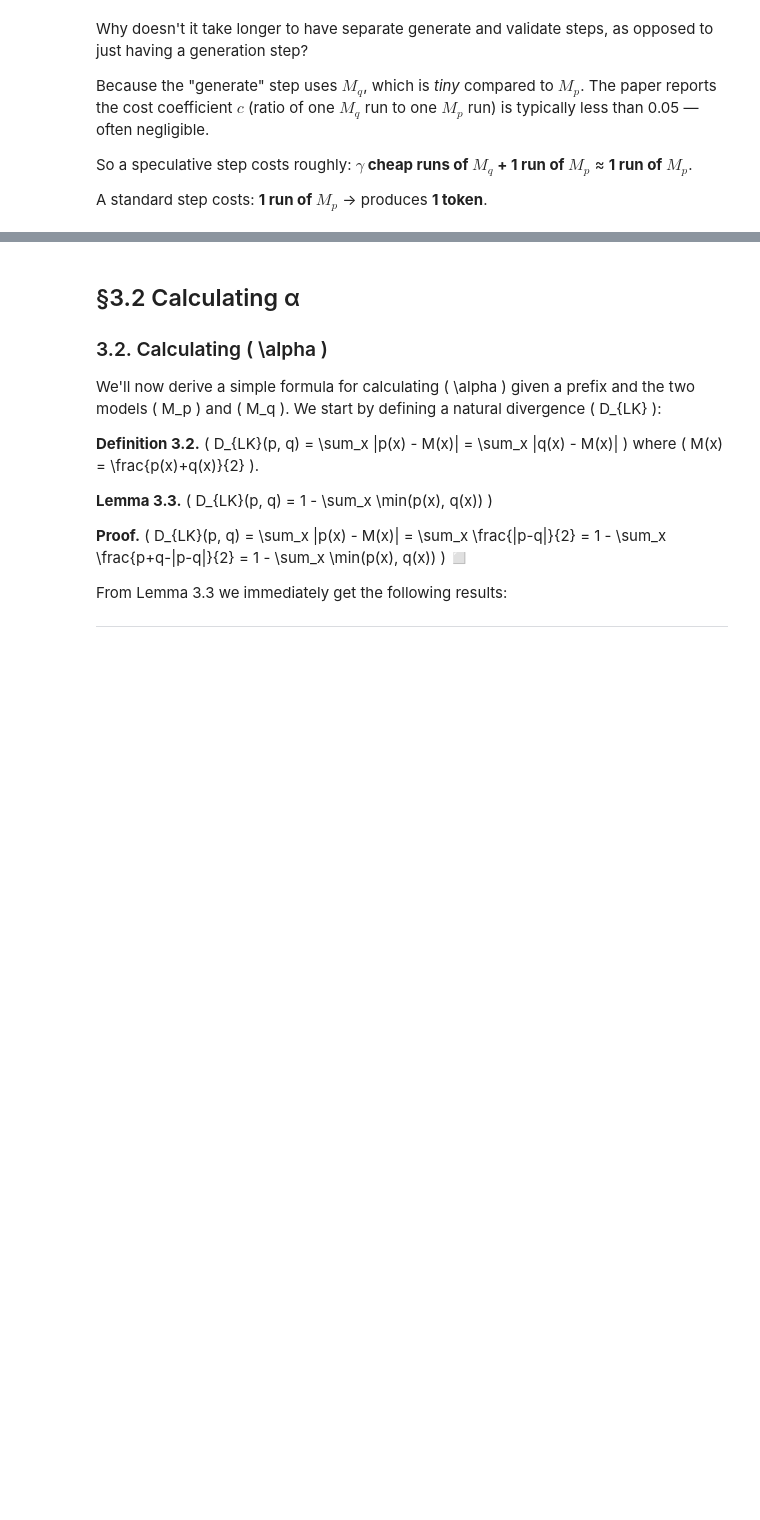
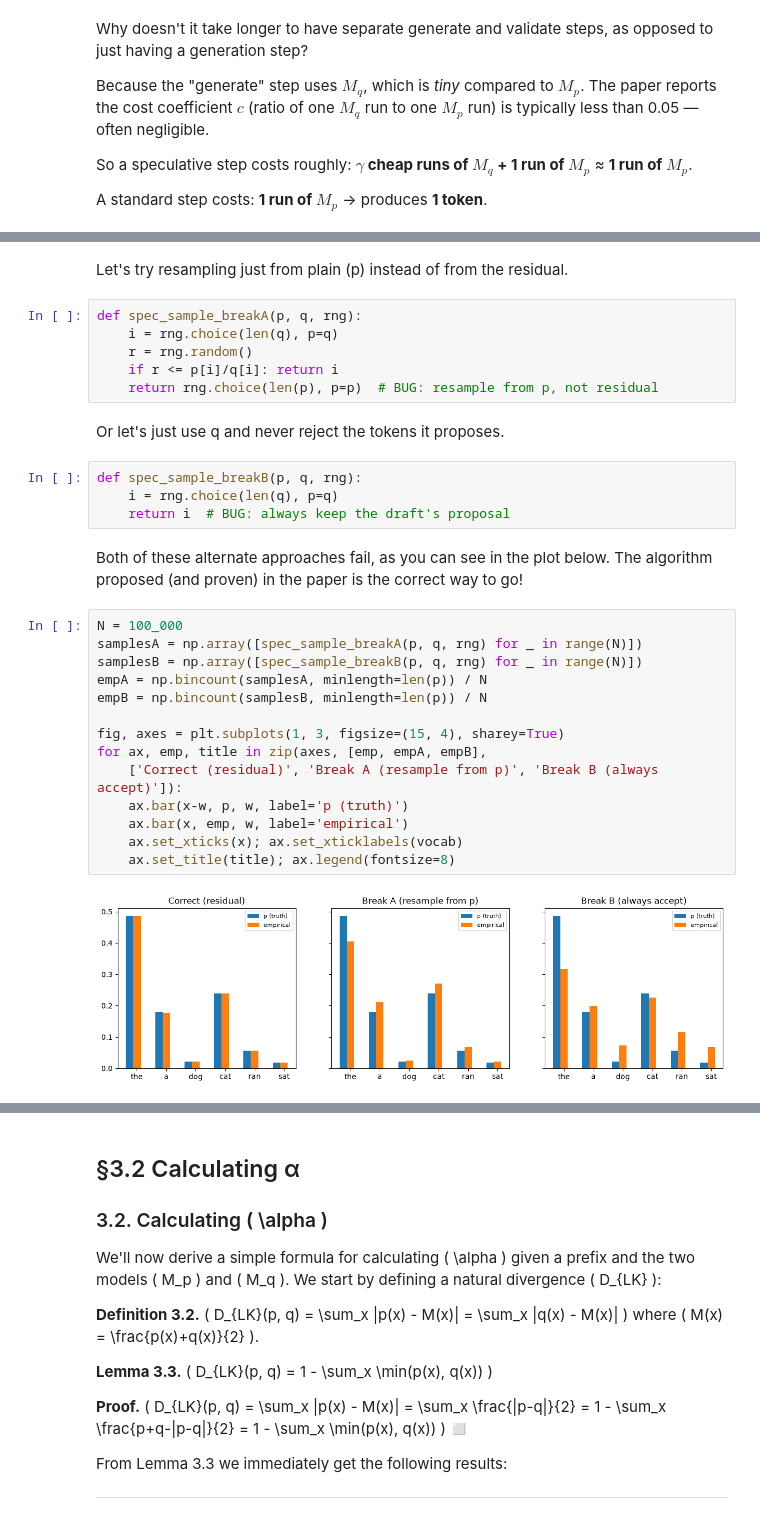
Before and after one commit to AnswerDotAI/speculative-decoding, a Jupyter notebook: speculative-decoding-tutorial.ipynb, the cells around one changed output, grey strips where cells are left out. Cells and saved outputs as stored; diff of their text form; blank space fills up the shorter version.

```diff
--- a/speculative-decoding-tutorial.ipynb
+++ b/speculative-decoding-tutorial.ipynb
@@ -756,0 +494,32 @@ Given the distribution \( q(x) \) obtained from running \( M_q \) on a condition
+# %% [markdown]
+Let's try resampling just from plain \(p\) instead of from the residual.
+# %%
+def spec_sample_breakA(p, q, rng):
+    i = rng.choice(len(q), p=q)
+    r = rng.random()
+    if r <= p[i]/q[i]: return i
+    return rng.choice(len(p), p=p)  # BUG: resample from p, not residual
+# %% [markdown]
+Or let's just use q and never reject the tokens it proposes.
+# %%
+def spec_sample_breakB(p, q, rng):
+    i = rng.choice(len(q), p=q)
+    return i  # BUG: always keep the draft's proposal
+# %% [markdown]
+Both of these alternate approaches fail, as you can see in the plot below.  The algorithm proposed (and proven) in the paper is the correct way to go!
+# %%
+N = 100_000
+samplesA = np.array([spec_sample_breakA(p, q, rng) for _ in range(N)])
+samplesB = np.array([spec_sample_breakB(p, q, rng) for _ in range(N)])
+empA = np.bincount(samplesA, minlength=len(p)) / N
+empB = np.bincount(samplesB, minlength=len(p)) / N
+
+fig, axes = plt.subplots(1, 3, figsize=(15, 4), sharey=True)
+for ax, emp, title in zip(axes, [emp, empA, empB],
+    ['Correct (residual)', 'Break A (resample from p)', 'Break B (always accept)']):
+    ax.bar(x-w, p, w, label='p (truth)')
+    ax.bar(x, emp, w, label='empirical')
+    ax.set_xticks(x); ax.set_xticklabels(vocab)
+    ax.set_title(title); ax.legend(fontsize=8)
+# %% [output]
+[figure, added]
```
Also changed, not shown: parts of 95 cells of this notebook, 3 other files.
